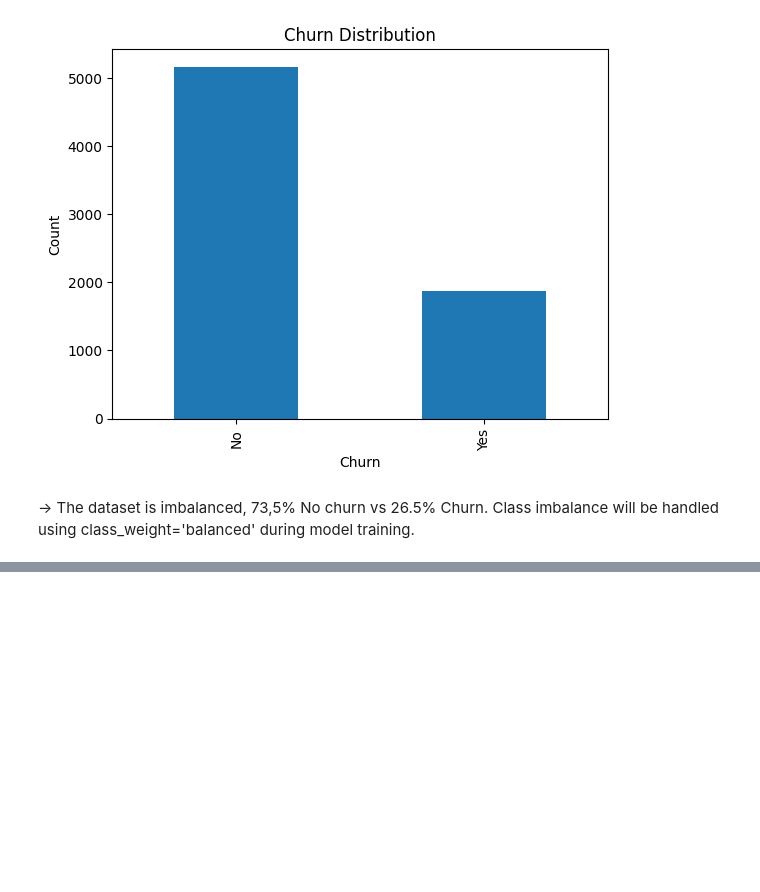
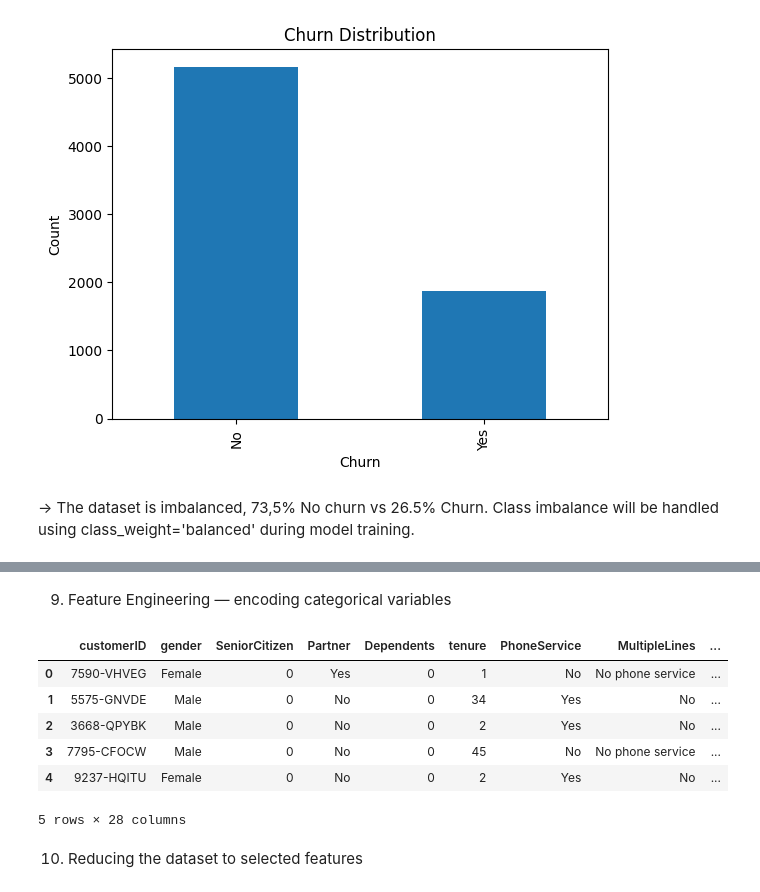
Before and after one commit to clementschmitt/churn, a Jupyter notebook: churn_analysis.ipynb, the cells around one changed output, grey strips where cells are left out. Drawn from its saved outputs; the diff is of its cells as text; code cells hidden in the pictures; blank space fills up the shorter version.

```diff
--- a/churn_analysis.ipynb
+++ b/churn_analysis.ipynb
@@ -132,0 +158,20 @@ AttributeError: Rectangle.set() got an unexpected keyword argument 'multiple'
+# %% [markdown]
+9. Feature Engineering — encoding categorical variables
+# %%
+df["Churn"] = df["Churn"].map({"Yes": 1, "No": 0})
+df["Dependents"] = df["Dependents"].map({"Yes": 1, "No": 0})
+df["TechSupport"] = df["TechSupport"].map({"Yes": 1, "No": 0, "No internet service": 0 })
+
+df = pd.get_dummies(df, columns=["Contract", "PaymentMethod", "InternetService"])
+# %%
+df.head()
+# %% [output]
+|  | customerID | gender | SeniorCitizen | Partner | Dependents | tenure | PhoneService | MultipleLines | ... |
+| 0 | 7590-VHVEG | Female | 0 | Yes | 0 | 1 | No | No phone service | ... |
+| 1 | 5575-GNVDE | Male | 0 | No | 0 | 34 | Yes | No | ... |
+| 2 | 3668-QPYBK | Male | 0 | No | 0 | 2 | Yes | No | ... |
+| 3 | 7795-CFOCW | Male | 0 | No | 0 | 45 | No | No phone service | ... |
+| 4 | 9237-HQITU | Female | 0 | No | 0 | 2 | Yes | No | ... |
+5 rows × 28 columns
+# %% [markdown]
+10. Reducing the dataset to selected features
```
Also changed, not shown: parts of 19 cells of this notebook, 1 other file.
